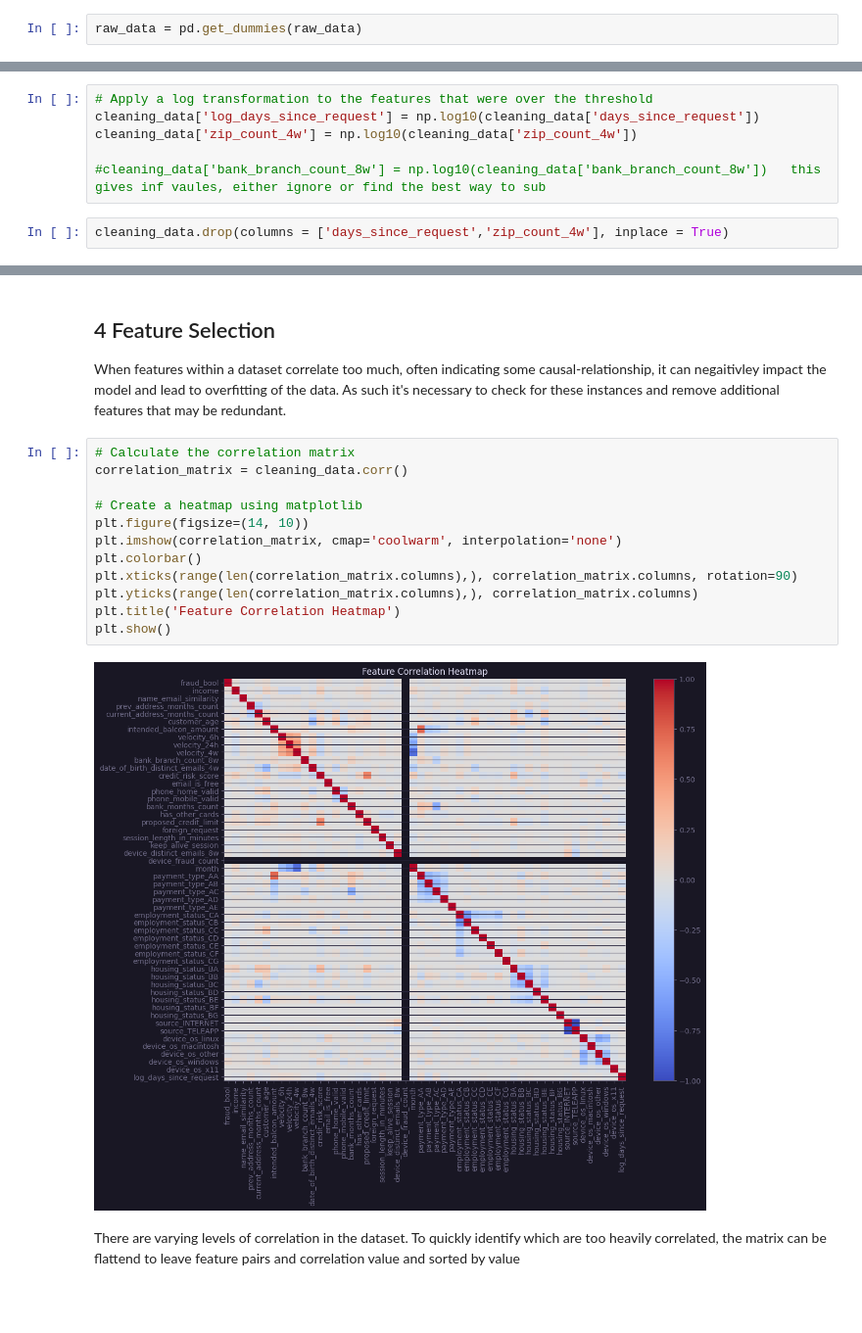
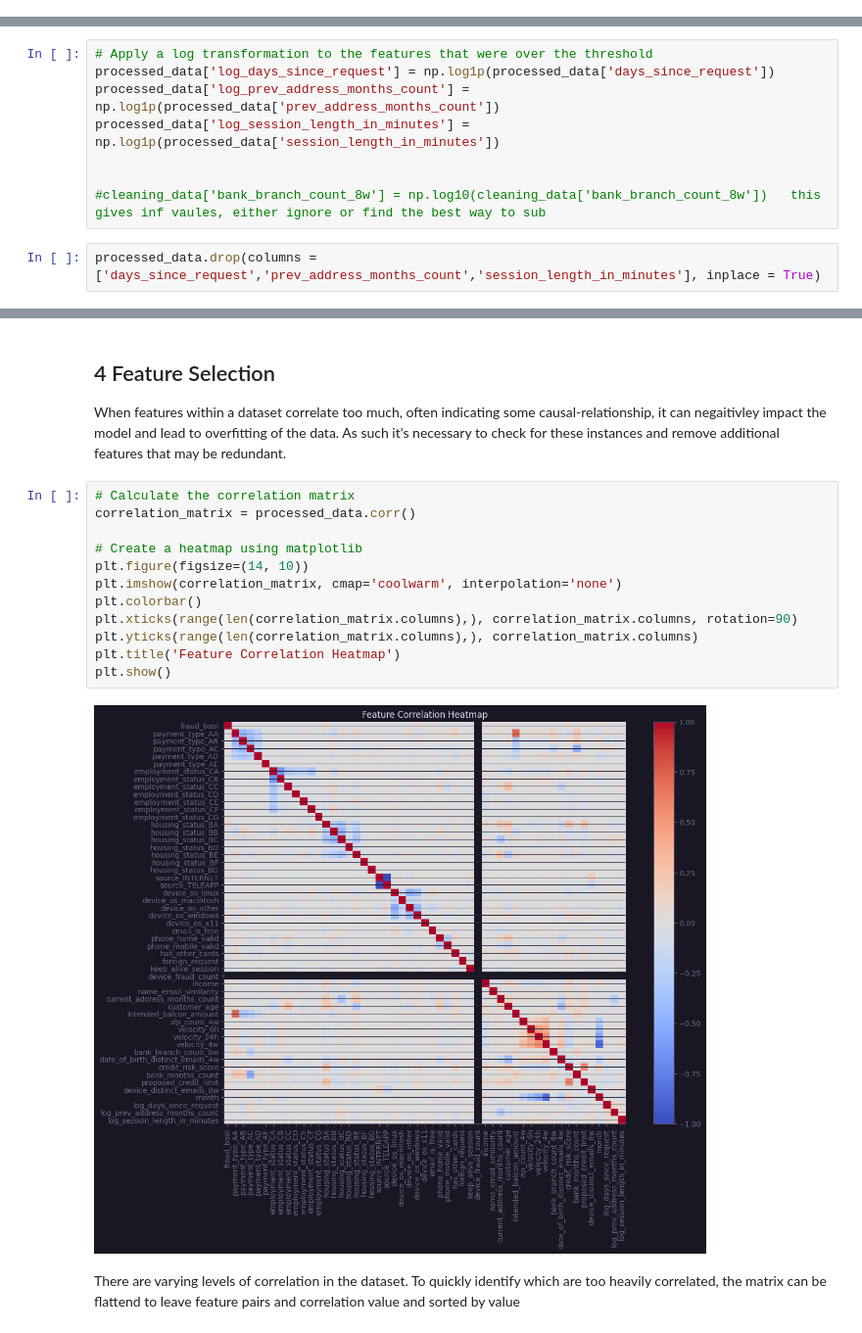
Before and after one commit to rcwylie/Fraudulent_payments, a Jupyter notebook: n_Code.ipynb, the cells around one changed output, grey strips where cells are left out. Shown at 98% size. Drawn from its saved outputs; the diff is of its cells as text; blank space fills up the shorter version.

```diff
--- a/n_Code.ipynb
+++ b/n_Code.ipynb
@@ -89,5 +86,3 @@ raw_data.describe()
 There are a number of categorical features within the data set. As such, need to apply one hot encoding.
 
 One-hot encoding is a technique used in data preprocessing and feature engineering, primarily in the context of machine learning and data analysis. It's employed to represent categorical variables as binary vectors (0s and 1s). Each category or label within a categorical variable is transformed into a binary feature, where each feature corresponds to one category and is either "on" (1) or "off" (0) based on whether the original data point falls into that category.
-# %%
-raw_data = pd.get_dummies(raw_data)
@@ -190,8 +272,10 @@ cleaning_data = raw_data
 # %%
 # Apply a log transformation to the features that were over the threshold
-cleaning_data['log_days_since_request'] = np.log10(cleaning_data['days_since_request'])
-cleaning_data['zip_count_4w'] = np.log10(cleaning_data['zip_count_4w'])
+processed_data['log_days_since_request'] = np.log1p(processed_data['days_since_request'])
+processed_data['log_prev_address_months_count'] = np.log1p(processed_data['prev_address_months_count'])
+processed_data['log_session_length_in_minutes'] = np.log1p(processed_data['session_length_in_minutes'])
+
 
 #cleaning_data['bank_branch_count_8w'] = np.log10(cleaning_data['bank_branch_count_8w'])   this gives inf vaules, either ignore or find the best way to sub
 # %%
-cleaning_data.drop(columns = ['days_since_request','zip_count_4w'], inplace = True)
+processed_data.drop(columns = ['days_since_request','prev_address_months_count','session_length_in_minutes'], inplace = True)
@@ -201,18 +317,18 @@ cleaning_data.drop(columns = ['days_since_request','zip_count_4w'], inplace = Tr
 When features within a dataset correlate too much, often indicating some causal-relationship, it can negaitivley impact the model and lead to overfitting of the data. As such it's necessary to check for these instances and remove additional features that may be redundant.
 # %%
 # Calculate the correlation matrix
-correlation_matrix = cleaning_data.corr()
+correlation_matrix = processed_data.corr()
 
 # Create a heatmap using matplotlib
 plt.figure(figsize=(14, 10))
 plt.imshow(correlation_matrix, cmap='coolwarm', interpolation='none')
 plt.colorbar()
 plt.xticks(range(len(correlation_matrix.columns),), correlation_matrix.columns, rotation=90)
 plt.yticks(range(len(correlation_matrix.columns),), correlation_matrix.columns)
 plt.title('Feature Correlation Heatmap')
 plt.show()
 # %% [output]
-[figure, old version]
+[figure, new version]
 # %% [markdown]
 There are varying levels of correlation in the dataset. To quickly identify which are too heavily correlated, the matrix can be flattend to leave feature pairs and correlation value and sorted by value
 # %%
```
Also changed, not shown: parts of 19 cells of this notebook.
